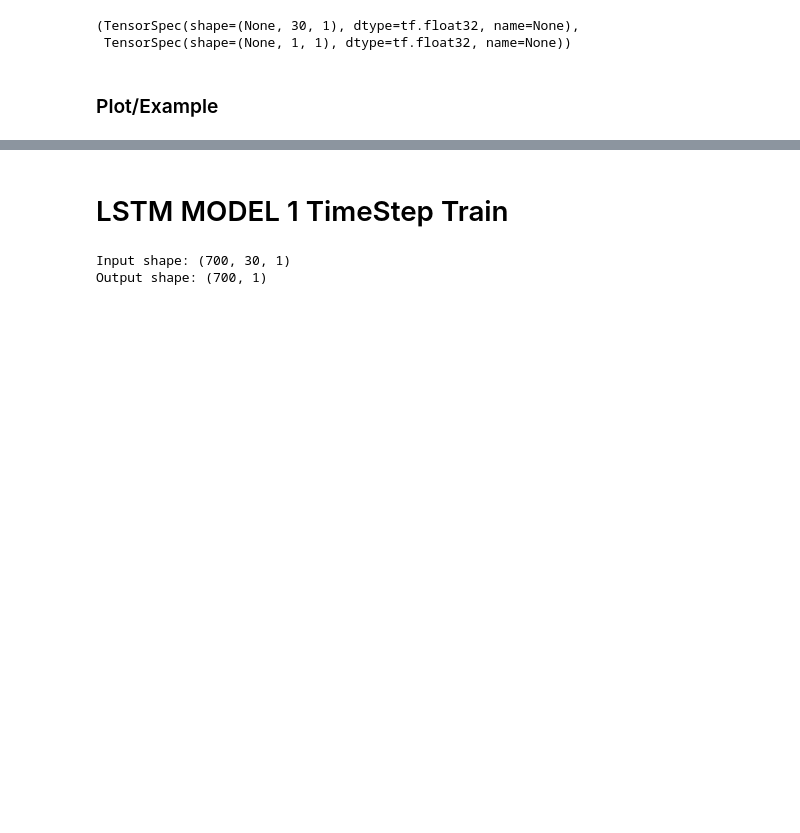
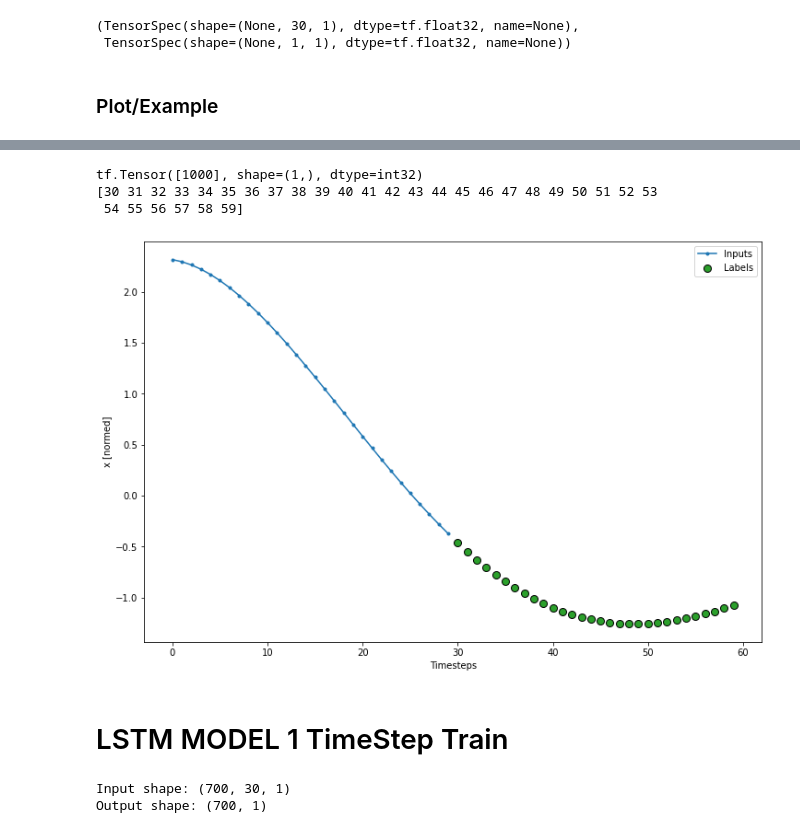
Before and after one commit to trifwn/OscillationLSTM, a Jupyter notebook: LSTMv2.ipynb, the cells around one changed output, grey strips where cells are left out. Cells and saved outputs as stored; diff of their text form; code cells hidden in the pictures; blank space fills up the shorter version.

```diff
--- a/LSTMv2.ipynb
+++ b/LSTMv2.ipynb
@@ -273,3 +141,14 @@ w1.plot()
+# %%
+OUT_STEPS = 30
+wExample2 = WindowGenerator(input_width=30, label_width=OUT_STEPS,
+                            shift=OUT_STEPS, train_df=train_df, val_df=val_df, test_df=test_df)
+# %%
+wExample2.plot(train_df[:,63])
+# %% [output]
+tf.Tensor([1000], shape=(1,), dtype=int32)
+[30 31 32 33 34 35 36 37 38 39 40 41 42 43 44 45 46 47 48 49 50 51 52 53
+ 54 55 56 57 58 59]
+[figure, added]
 # %% [markdown]
 # LSTM MODEL 1 TimeStep Train
 # %%
```
Also changed, not shown: parts of 24 cells of this notebook, 4 other files.
